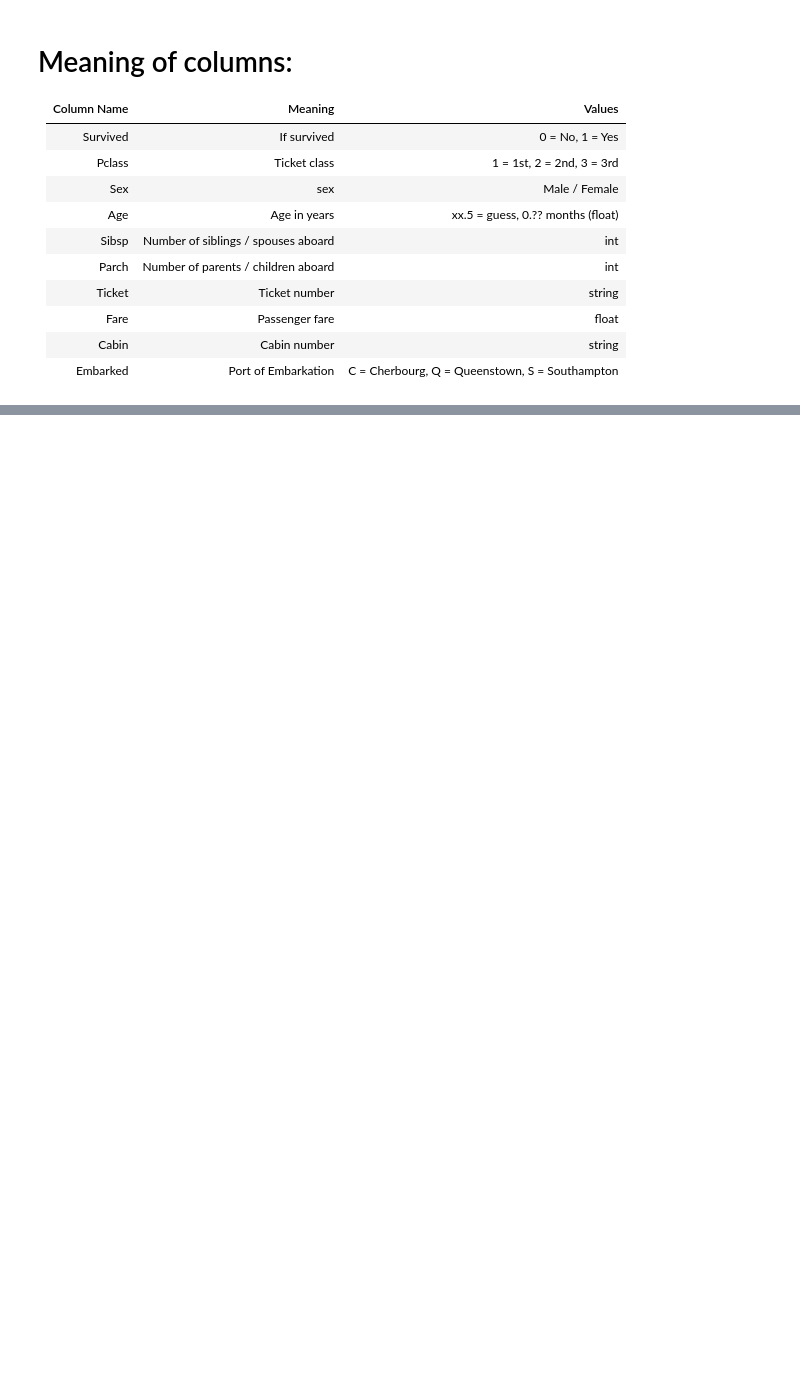
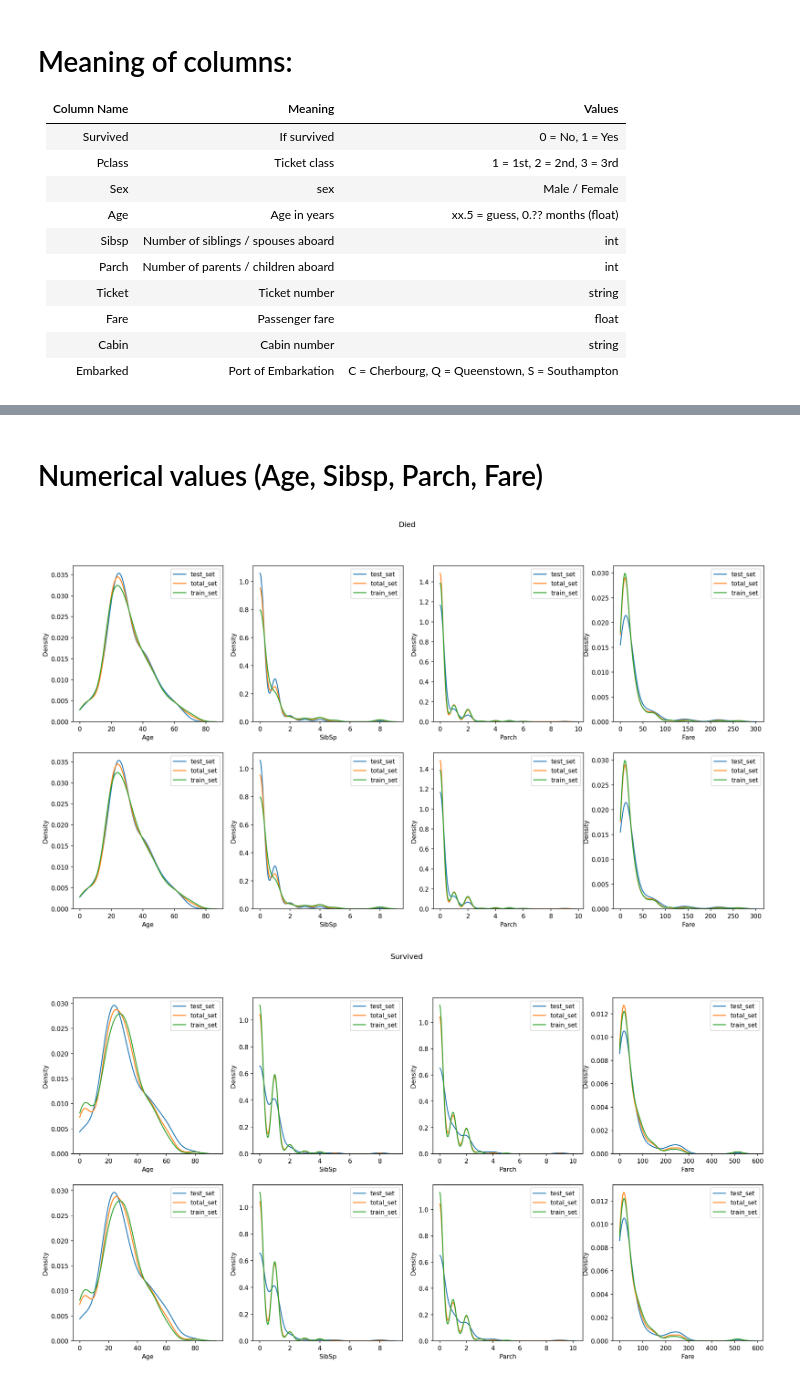
Before and after one commit to Pietje123/kaggle, a Jupyter notebook: titanic/notebook.ipynb, the cells around one changed output, grey strips where cells are left out. Cells and saved outputs as stored; diff of their text form; code cells hidden in the pictures; blank space fills up the shorter version.

```diff
--- a/titanic/notebook.ipynb
+++ b/titanic/notebook.ipynb
@@ -76,0 +92,24 @@ dtype: object
+# %% [markdown]
+# Numerical values (Age, Sibsp, Parch, Fare)
+# %%
+numerical_df = total_df.select_dtypes(include=['float', 'int']).drop(labels=['PassengerId'], axis = 1)
+numerical_cols = numerical_df.columns
+
+numerical_df['Survived'] = total_df['Survived']
+
+survival_dict = {k: v.drop(labels=['Survived'], axis = 1) for k, v in numerical_df.groupby('Survived')}
+for survival_state, df in survival_dict.items():
+
+    fig, axes = plt.subplots(len(survival_dict), len(numerical_cols), figsize= (5 * len(numerical_cols), 5*len(survival_dict)))
+    fig.suptitle(survival_state)
+    groups = df.groupby(level=0)
+    for ax_row in axes:
+        for name, group in groups:
+            group = group.droplevel(0)
+            for ax, col in zip(ax_row, numerical_cols):
+                series = group[col]
+                sns.kdeplot(series, ax=ax, label = name, clip = [0, None])
+        [ax.legend() for ax in ax_row]
+# %% [output]
+[figure, added]
+[figure, added]
```
Also changed, not shown: parts of 10 cells of this notebook, 1 other file.
